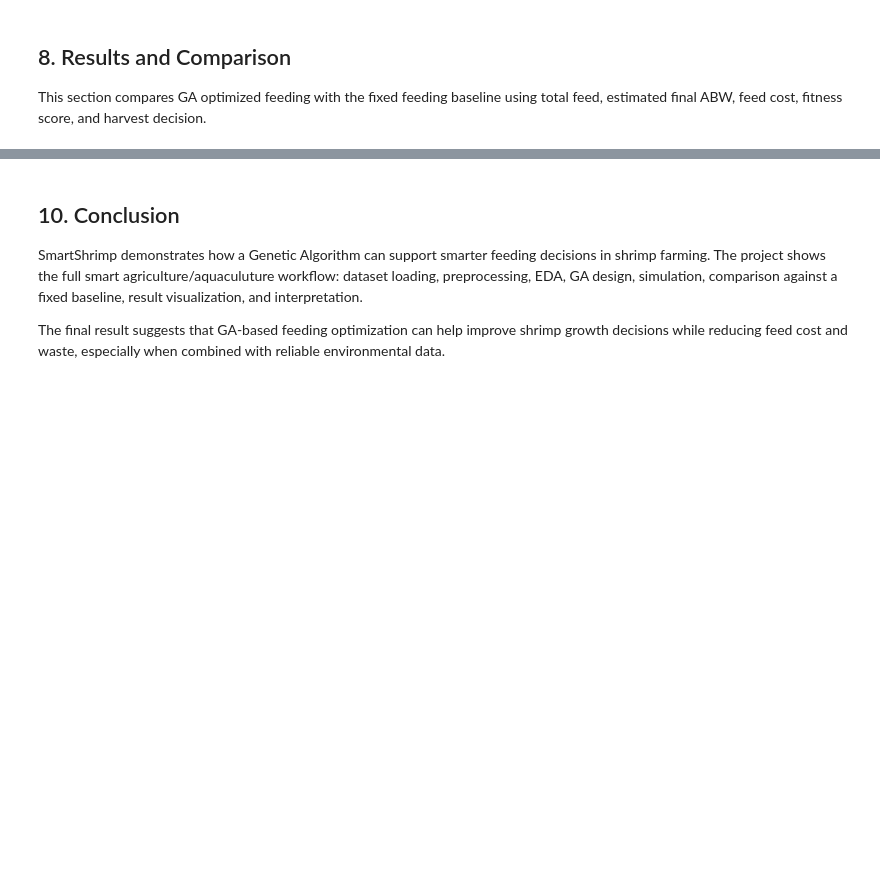
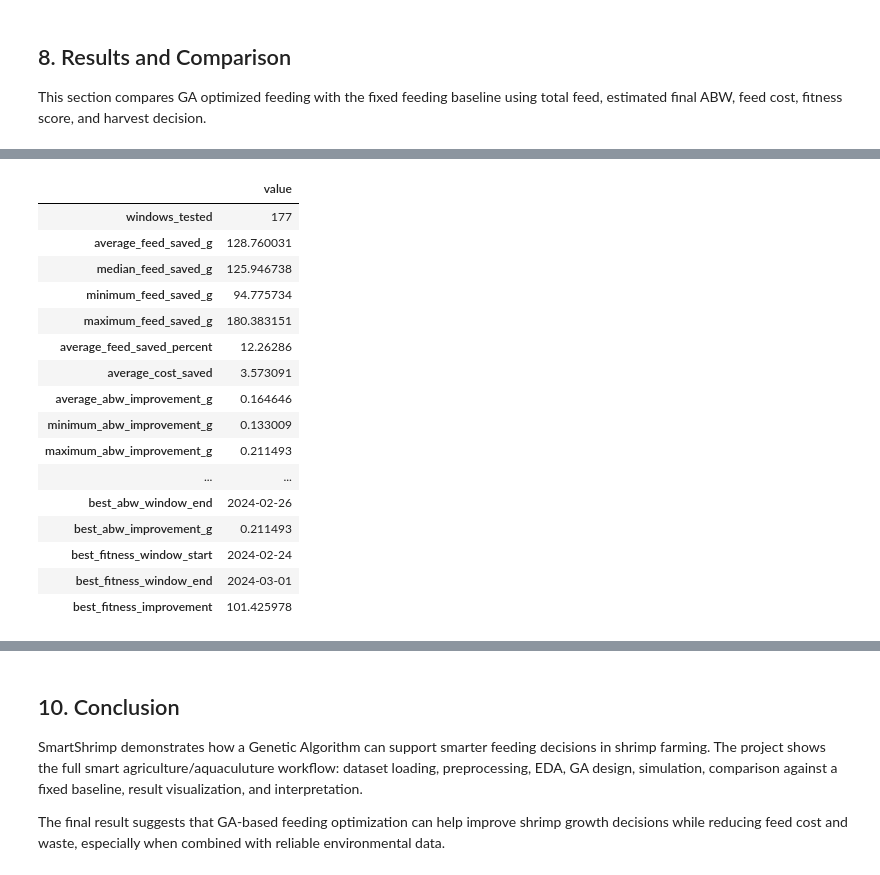
Before and after one commit to pearlsheyl08/Shrimp-Farming, a Jupyter notebook: SmartShrimp_GA.ipynb, the cells around one changed output, grey strips where cells are left out. Saved outputs shown, nothing was run; the diff lists cells and outputs as text; code cells hidden in the pictures; blank space fills up the shorter version.

```diff
--- a/SmartShrimp_GA.ipynb
+++ b/SmartShrimp_GA.ipynb
@@ -524,0 +533,27 @@ Estimated ABW advantage of GA: 0.159 g
+# %%
+rolling_results = run_rolling_window_analysis()
+rolling_summary = summarize_rolling_window_results(rolling_results)
+
+rolling_results.to_csv(OUTPUT_DIR / "rolling_window_comparison.csv", index=False)
+rolling_summary.to_csv(OUTPUT_DIR / "rolling_window_summary.csv", index=False)
+plot_rolling_window_results(rolling_results)
+
+display(rolling_summary.T.rename(columns={0: "value"}))
+# %% [output]
+|  | value |
+| windows_tested | 177 |
+| average_feed_saved_g | 128.760031 |
+| median_feed_saved_g | 125.946738 |
+| minimum_feed_saved_g | 94.775734 |
+| maximum_feed_saved_g | 180.383151 |
+| average_feed_saved_percent | 12.26286 |
+| average_cost_saved | 3.573091 |
+| average_abw_improvement_g | 0.164646 |
+| minimum_abw_improvement_g | 0.133009 |
+| maximum_abw_improvement_g | 0.211493 |
+| ... | ... |
+| best_abw_window_end | 2024-02-26 |
+| best_abw_improvement_g | 0.211493 |
+| best_fitness_window_start | 2024-02-24 |
+| best_fitness_window_end | 2024-03-01 |
+| best_fitness_improvement | 101.425978 |
```
Also changed, not shown: parts of 17 cells of this notebook, 14 other files.
